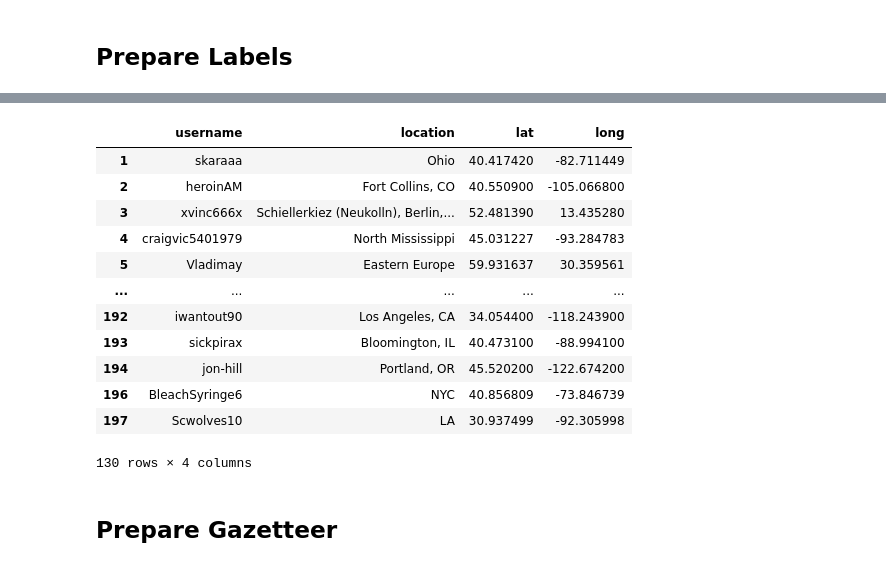
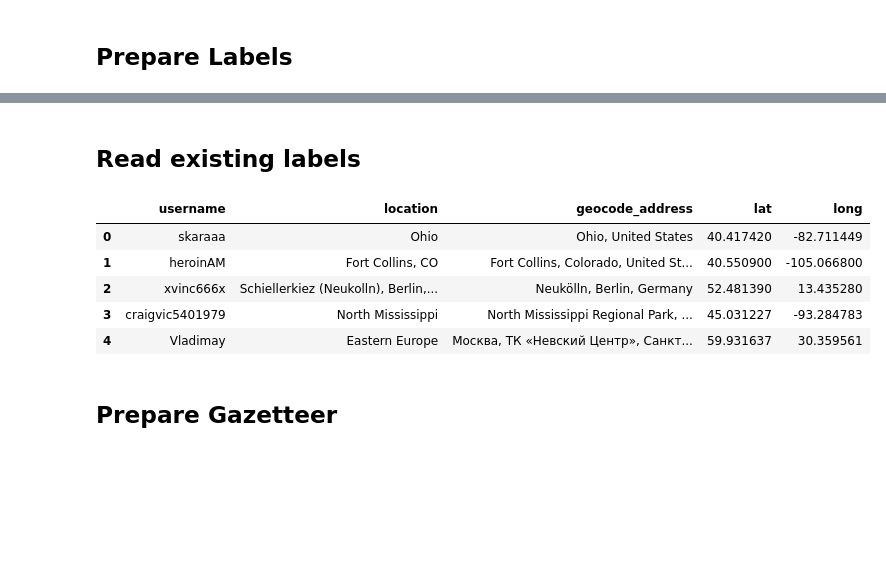
Before and after one commit to akilby/drug_pricing, a Jupyter notebook: notebooks/location-inference-clustering.ipynb, the cells around one changed output, grey strips where cells are left out. Cells and saved outputs as stored; diff of their text form; code cells hidden in the pictures; blank space fills up the shorter version.

```diff
--- a/notebooks/location-inference-clustering.ipynb
+++ b/notebooks/location-inference-clustering.ipynb
@@ -94,21 +99,18 @@ labels["long"] = [g.lng for g in label_geocodes]
 # %%
 labels = labels.dropna()
-# %%
-labels
-# %% [output]
-|  | username | location | lat | long |
-| 1 | skaraaa | Ohio | 40.417420 | -82.711449 |
-| 2 | heroinAM | Fort Collins, CO | 40.550900 | -105.066800 |
-| 3 | xvinc666x | Schiellerkiez (Neukolln), Berlin,... | 52.481390 | 13.435280 |
-| 4 | craigvic5401979 | North Mississippi | 45.031227 | -93.284783 |
-| 5 | Vladimay | Eastern Europe | 59.931637 | 30.359561 |
-| ... | ... | ... | ... | ... |
-| 192 | iwantout90 | Los Angeles, CA | 34.054400 | -118.243900 |
-| 193 | sickpirax | Bloomington, IL | 40.473100 | -88.994100 |
-| 194 | jon-hill | Portland, OR | 45.520200 | -122.674200 |
-| 196 | BleachSyringe6 | NYC | 40.856809 | -73.846739 |
-| 197 | Scwolves10 | LA | 30.937499 | -92.305998 |
-130 rows × 4 columns
+# %% [markdown]
+## Read existing labels
+# %%
+labels_df = pd.read_csv("data/geocoded-location-labels.csv").drop("Unnamed: 0", axis=1)
+# %%
+labels_df.head()
+# %% [output]
+|  | username | location | geocode_address | lat | long |
+| 0 | skaraaa | Ohio | Ohio, United States | 40.417420 | -82.711449 |
+| 1 | heroinAM | Fort Collins, CO | Fort Collins, Colorado, United St... | 40.550900 | -105.066800 |
+| 2 | xvinc666x | Schiellerkiez (Neukolln), Berlin,... | Neukölln, Berlin, Germany | 52.481390 | 13.435280 |
+| 3 | craigvic5401979 | North Mississippi | North Mississippi Regional Park, ... | 45.031227 | -93.284783 |
+| 4 | Vladimay | Eastern Europe | Москва, ТК «Невский Центр», Санкт... | 59.931637 | 30.359561 |
 # %% [markdown]
 ## Prepare Gazetteer
 # %%
```
Also changed, not shown: parts of 22 cells of this notebook, 3 other files.
